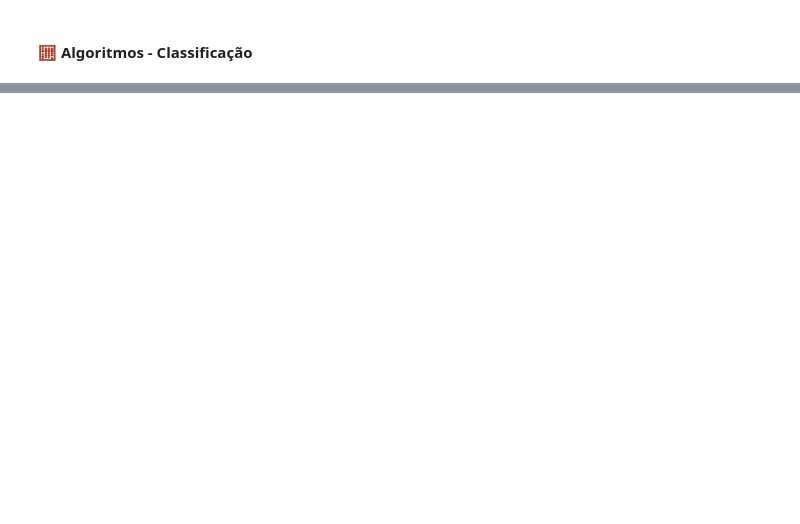
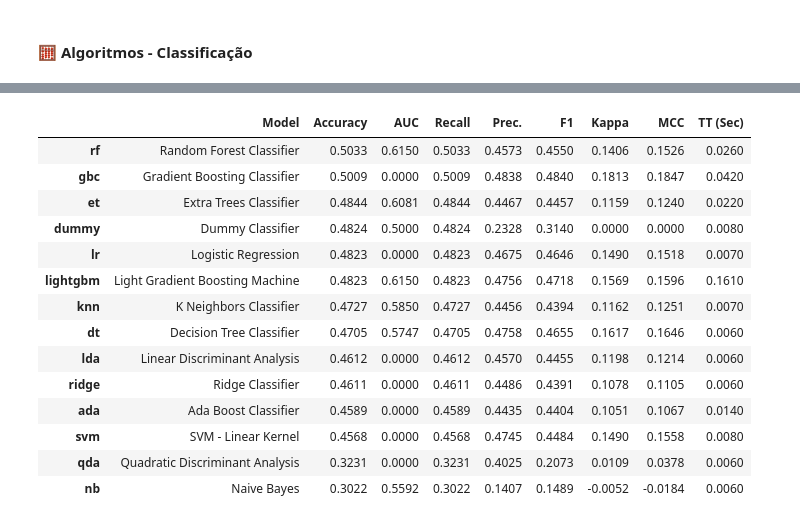
Before and after one commit to joao-rod/tcc, a Jupyter notebook: tcc.ipynb, the cells around one changed output, grey strips where cells are left out. Drawn from its saved outputs; the diff is of its cells as text; code cells hidden in the pictures; blank space fills up the shorter version.

```diff
--- a/tcc.ipynb
+++ b/tcc.ipynb
@@ -433 +517,4 @@ best = s.compare_models()
 [interactive output not drawn]
+# %%
+s = ClassificationExperiment()
+s.setup(df_atv_a_fazer, target='curso', session_id=2)
@@ -433,0 +540,3 @@ best = s.compare_models()
+# %%
+best = s.compare_models()
+# %% [output]
@@ -433,0 +544,15 @@ best = s.compare_models()
+|  | Model | Accuracy | AUC | Recall | Prec. | F1 | Kappa | MCC | TT (Sec) |
+| rf | Random Forest Classifier | 0.5033 | 0.6150 | 0.5033 | 0.4573 | 0.4550 | 0.1406 | 0.1526 | 0.0260 |
+| gbc | Gradient Boosting Classifier | 0.5009 | 0.0000 | 0.5009 | 0.4838 | 0.4840 | 0.1813 | 0.1847 | 0.0420 |
+| et | Extra Trees Classifier | 0.4844 | 0.6081 | 0.4844 | 0.4467 | 0.4457 | 0.1159 | 0.1240 | 0.0220 |
+| dummy | Dummy Classifier | 0.4824 | 0.5000 | 0.4824 | 0.2328 | 0.3140 | 0.0000 | 0.0000 | 0.0080 |
+| lr | Logistic Regression | 0.4823 | 0.0000 | 0.4823 | 0.4675 | 0.4646 | 0.1490 | 0.1518 | 0.0070 |
+| lightgbm | Light Gradient Boosting Machine | 0.4823 | 0.6150 | 0.4823 | 0.4756 | 0.4718 | 0.1569 | 0.1596 | 0.1610 |
+| knn | K Neighbors Classifier | 0.4727 | 0.5850 | 0.4727 | 0.4456 | 0.4394 | 0.1162 | 0.1251 | 0.0070 |
+| dt | Decision Tree Classifier | 0.4705 | 0.5747 | 0.4705 | 0.4758 | 0.4655 | 0.1617 | 0.1646 | 0.0060 |
+| lda | Linear Discriminant Analysis | 0.4612 | 0.0000 | 0.4612 | 0.4570 | 0.4455 | 0.1198 | 0.1214 | 0.0060 |
+| ridge | Ridge Classifier | 0.4611 | 0.0000 | 0.4611 | 0.4486 | 0.4391 | 0.1078 | 0.1105 | 0.0060 |
+| ada | Ada Boost Classifier | 0.4589 | 0.0000 | 0.4589 | 0.4435 | 0.4404 | 0.1051 | 0.1067 | 0.0140 |
+| svm | SVM - Linear Kernel | 0.4568 | 0.0000 | 0.4568 | 0.4745 | 0.4484 | 0.1490 | 0.1558 | 0.0080 |
+| qda | Quadratic Discriminant Analysis | 0.3231 | 0.0000 | 0.3231 | 0.4025 | 0.2073 | 0.0109 | 0.0378 | 0.0060 |
+| nb | Naive Bayes | 0.3022 | 0.5592 | 0.3022 | 0.1407 | 0.1489 | -0.0052 | -0.0184 | 0.0060 |
```
Also changed, not shown: parts of 27 cells of this notebook, 1 other file.
